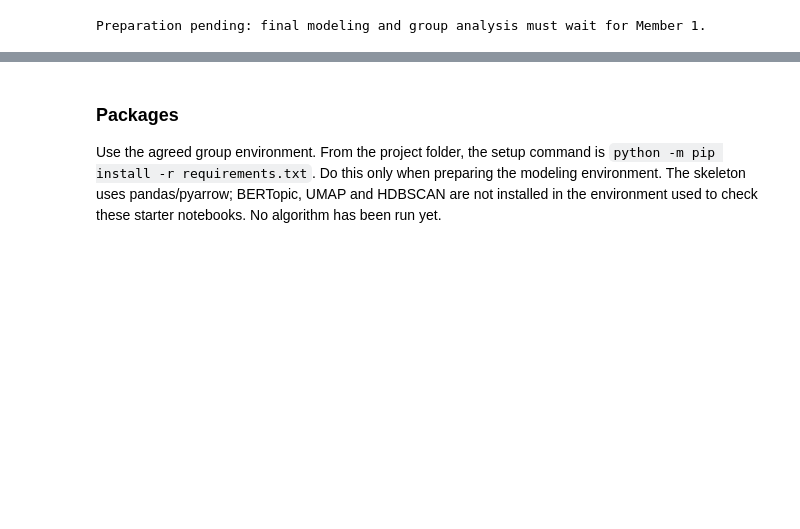
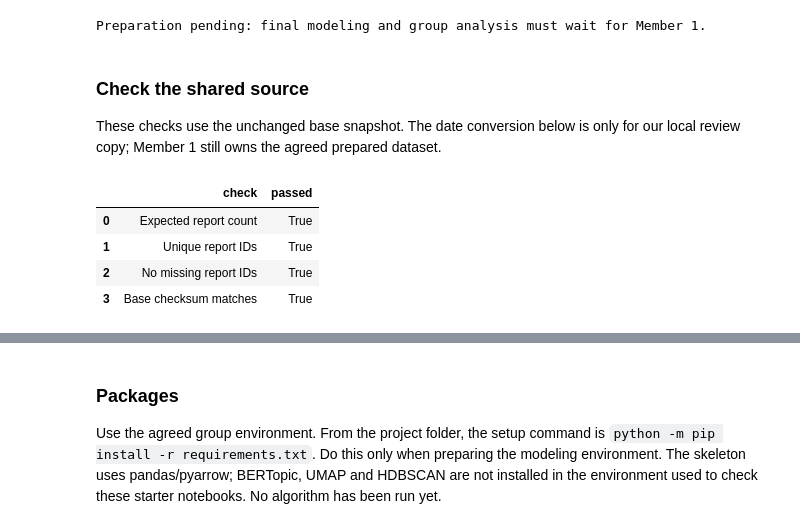
Before and after one commit to mshongwe775/bremen-crime-data-analytics, a Jupyter notebook: team_notebooks/06_validation_and_elderly.ipynb, the cells around one changed output, grey strips where cells are left out. Saved outputs shown, nothing was run; the diff lists cells and outputs as text; code cells hidden in the pictures; blank space fills up the shorter version.

```diff
--- a/team_notebooks/06_validation_and_elderly.ipynb
+++ b/team_notebooks/06_validation_and_elderly.ipynb
@@ -62,3 +62,28 @@ else:
     print("Preparation pending: final modeling and group analysis must wait for Member 1.")
 # %% [output]
 Preparation pending: final modeling and group analysis must wait for Member 1.
+# %% [markdown]
+### Check the shared source
+
+These checks use the unchanged base snapshot. The date conversion below is only for our local review copy; Member 1 still owns the agreed prepared dataset.
+# %%
+import hashlib
+
+pd.set_option("display.max_colwidth", None)
+
+manifest = json.loads((project_folder / "shared/source_manifest.json").read_text())
+base_sha256 = hashlib.sha256((project_folder / "shared/reports_base.parquet").read_bytes()).hexdigest()
+
+source_checks = pd.DataFrame({
+    "check": ["Expected report count", "Unique report IDs", "No missing report IDs", "Base checksum matches"],
+    "passed": [len(reports_base) == manifest["row_count"], reports_base["report_id"].is_unique,
+               reports_base["report_id"].notna().all(), base_sha256 == manifest["base_sha256"]]
+})
+assert source_checks["passed"].all(), "Stop and check the shared source version."
+source_checks
+# %% [output]
+|  | check | passed |
+| 0 | Expected report count | True |
+| 1 | Unique report IDs | True |
+| 2 | No missing report IDs | True |
+| 3 | Base checksum matches | True |
```
Also changed, not shown: parts of 23 cells of this notebook, 6 other files.
